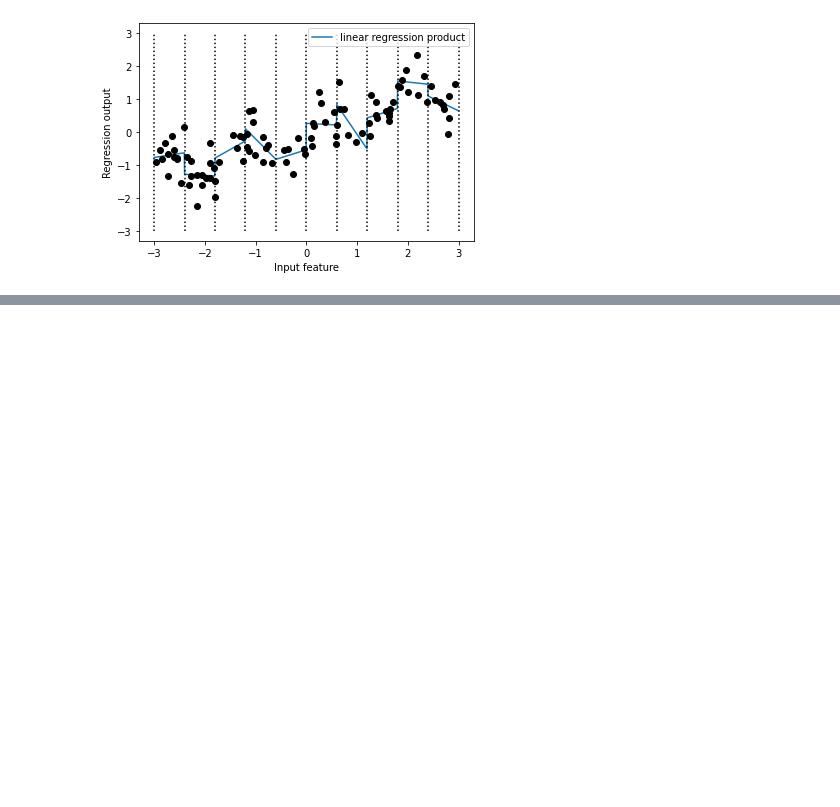
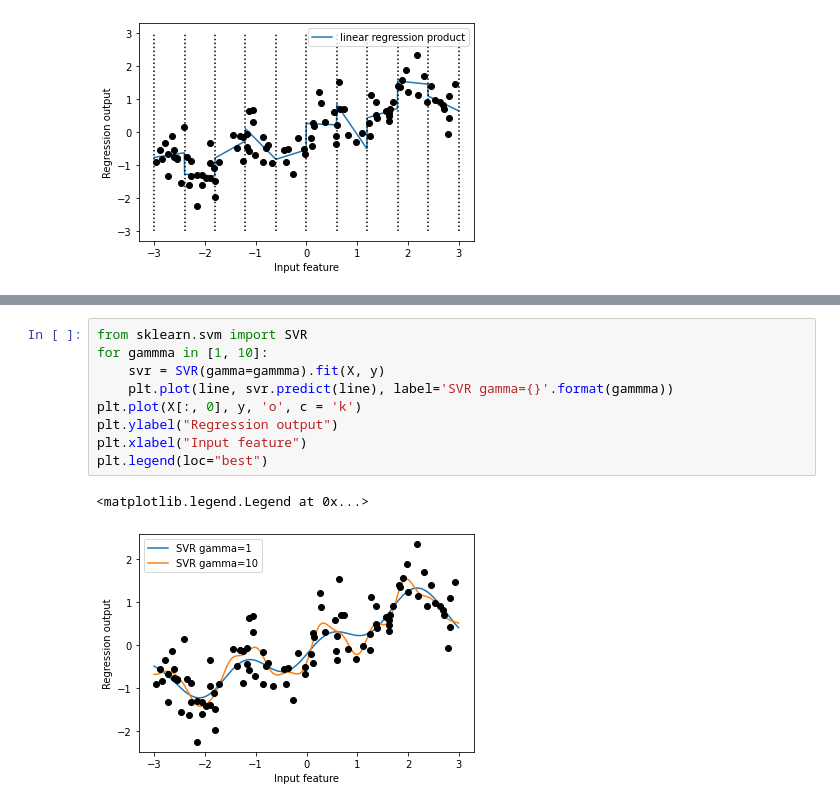
Before and after one commit to yuzuki-yosimura/Introduction-to-Machine-Learning-with-Python, a Jupyter notebook: Chapter4.ipynb, the cells around one changed output, grey strips where cells are left out. Drawn from its saved outputs; the diff is of its cells as text; blank space fills up the shorter version.

```diff
--- a/Chapter4.ipynb
+++ b/Chapter4.ipynb
@@ -205,0 +253,12 @@ plt.legend(loc="best")
+# %%
+from sklearn.svm import SVR
+for gammma in [1, 10]:
+    svr = SVR(gamma=gammma).fit(X, y)
+    plt.plot(line, svr.predict(line), label='SVR gamma={}'.format(gammma))
+plt.plot(X[:, 0], y, 'o', c = 'k')
+plt.ylabel("Regression output")
+plt.xlabel("Input feature")
+plt.legend(loc="best")
+# %% [output]
+<matplotlib.legend.Legend at 0x...>
+[figure, added]
```
Also changed, not shown: parts of 9 cells of this notebook.
